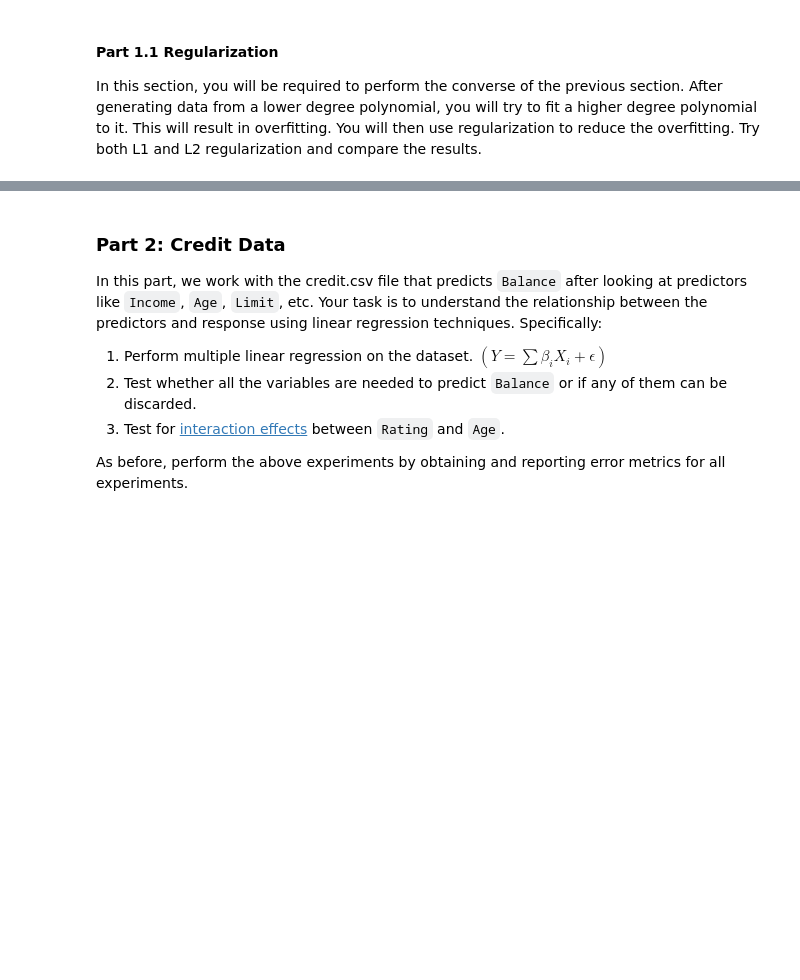
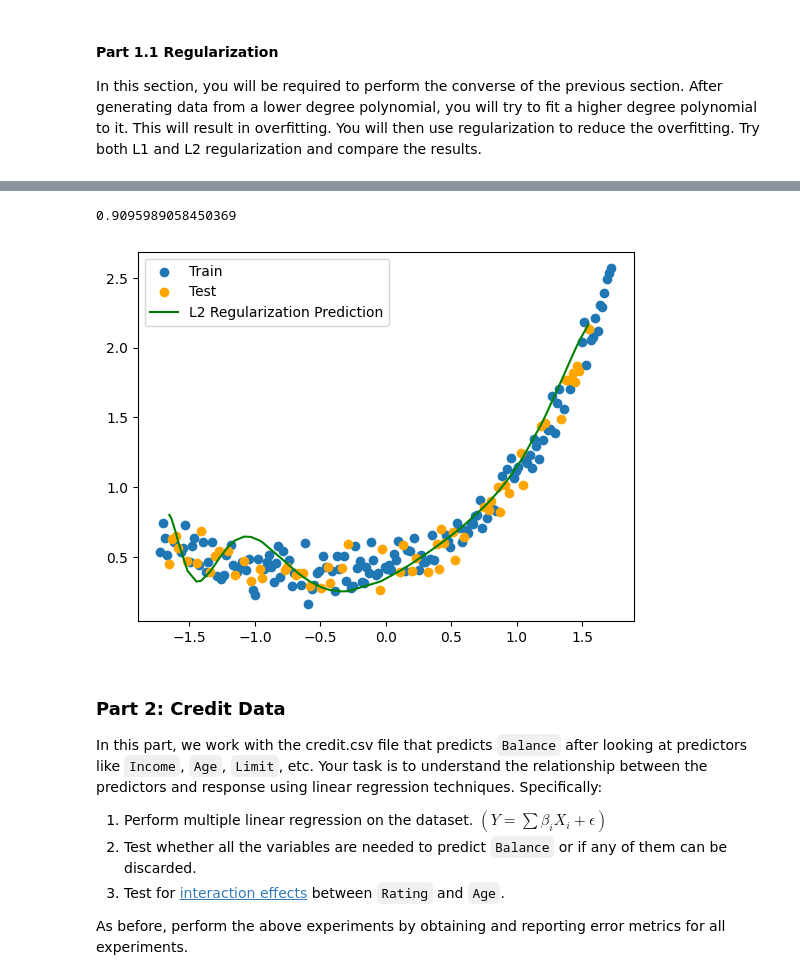
Before and after one commit to AkshayKohad/ML-Tutorial, a Jupyter notebook: Copy_of_Q3.ipynb, the cells around one changed output, grey strips where cells are left out. Cells and saved outputs as stored; diff of their text form; code cells hidden in the pictures; blank space fills up the shorter version.

```diff
--- a/Copy_of_Q3.ipynb
+++ b/Copy_of_Q3.ipynb
@@ -583,3 +628,37 @@ plt.show()
+# %%
+res_predictor_l2_regularization = predictor_low
+res_response_l2_regularization = response_low
+res_predictor_l2_regularization = Addition_of_features(res_degree,res_predictor_l2_regularization)
+res_predictor_l2_regularization = Data_Normalisation_polynomial(res_predictor_l2_regularization)
+
+res_predictor_train_l2_regularization,res_predictor_test_l2_regularization,res_response_train_l2_regularization,res_response_test_l2_regularization = train_test_split_polynomial(res_predictor_l2_regularization,res_response_l2_regularization)
+
+res_predictor_train_l2_regularization = preprocess(res_predictor_train_l2_regularization,res_degree)
+res_predictor_test_l2_regularization = preprocess(res_predictor_test_l2_regularization,res_degree)
+
+beta = train_polynomial_l2_regularization(res_predictor_train_l2_regularization,res_response_train_l2_regularization)
+# print(beta)
+
+res_response_p_l2_regularization = hypothesis_polynomial_l2_regularization(res_predictor_test_l2_regularization,beta)
+r2_val = r2Score_polynomial(res_response_test_l2_regularization,res_response_p_l2_regularization)
+
+print(r2_val)
+# %% [output]
+0.9095989058450369
+# %%
+sorted_indices = res_predictor_test_l2_regularization.T[1].argsort()
+
+# Sort predictor_test.T[1] and response_test based on the sorted indices
+sorted_predictor = res_predictor_test_l2_regularization.T[1][sorted_indices]
+sorted_response = res_response_p_l2_regularization[sorted_indices]
+
+plt.scatter(res_predictor_train_l2_regularization.T[1],res_response_train_l2_regularization,label="Train")
+plt.scatter(res_predictor_test.T[1],res_response_test,color="orange",label="Test")
+plt.plot(sorted_predictor,sorted_response,color="green",label="L2 Regularization Prediction")
+plt.legend()
+plt.show()
+# %% [output]
+[figure, added]
 # %% [markdown]
 ### Part 2: Credit Data
 
```
Also changed, not shown: parts of 20 cells of this notebook.
